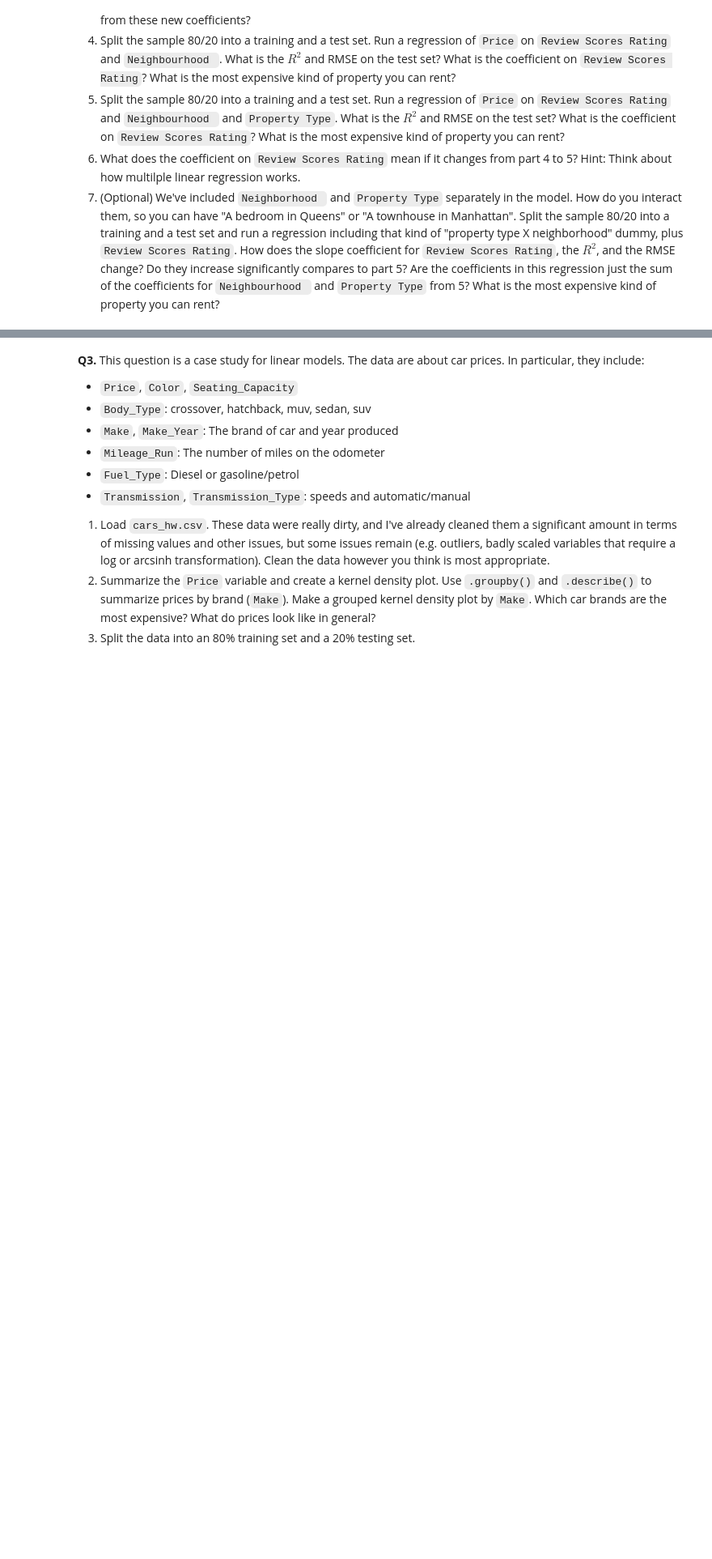
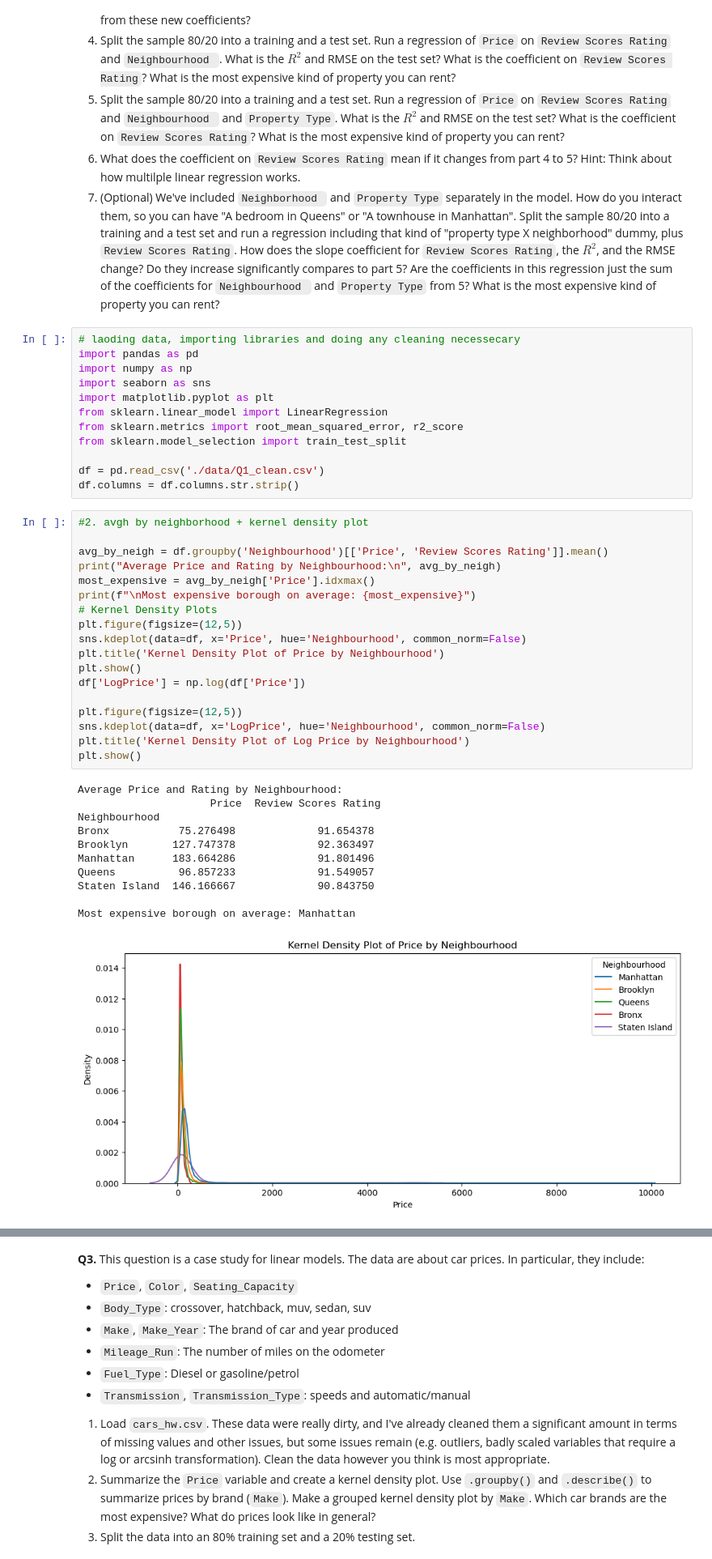
Before and after one commit to pratistha-dhungana/linearModels, a Jupyter notebook: assignment/assignment.ipynb, the cells around one changed output, grey strips where cells are left out. Shown at 81% size. Saved outputs shown, nothing was run; the diff lists cells and outputs as text; blank space fills up the shorter version.

```diff
--- a/assignment/assignment.ipynb
+++ b/assignment/assignment.ipynb
@@ -42,3 +42,45 @@
 5. Split the sample 80/20 into a training and a test set. Run a regression of `Price` on `Review Scores Rating` and `Neighbourhood ` and `Property Type`. What is the $R^2$ and RMSE on the test set? What is the coefficient on `Review Scores Rating`? What is the most expensive kind of property you can rent?
 6. What does the coefficient on `Review Scores Rating` mean if it changes from part 4 to 5? Hint: Think about how multilple linear regression works.
 7. (Optional) We've included `Neighborhood ` and `Property Type` separately in the model. How do you interact them, so you can have "A bedroom in Queens" or "A townhouse in Manhattan". Split the sample 80/20 into a training and a test set and run a regression including that kind of "property type X neighborhood" dummy, plus `Review Scores Rating`. How does the slope coefficient for `Review Scores Rating`, the $R^2$, and the RMSE change? Do they increase significantly compares to part 5? Are the coefficients in this regression just the sum of the coefficients for `Neighbourhood ` and `Property Type` from 5? What is the most expensive kind of property you can rent?
+# %%
+# laoding data, importing libraries and doing any cleaning necessecary
+import pandas as pd
+import numpy as np
+import seaborn as sns
+import matplotlib.pyplot as plt
+from sklearn.linear_model import LinearRegression
+from sklearn.metrics import root_mean_squared_error, r2_score
+from sklearn.model_selection import train_test_split
+
+df = pd.read_csv('./data/Q1_clean.csv')
+df.columns = df.columns.str.strip()
+# %%
+#2. avgh by neighborhood + kernel density plot
+
+avg_by_neigh = df.groupby('Neighbourhood')[['Price', 'Review Scores Rating']].mean()
+print("Average Price and Rating by Neighbourhood:\n", avg_by_neigh)
+most_expensive = avg_by_neigh['Price'].idxmax()
+print(f"\nMost expensive borough on average: {most_expensive}")
+# Kernel Density Plots
+plt.figure(figsize=(12,5))
+sns.kdeplot(data=df, x='Price', hue='Neighbourhood', common_norm=False)
+plt.title('Kernel Density Plot of Price by Neighbourhood')
+plt.show()
+df['LogPrice'] = np.log(df['Price'])
+
+plt.figure(figsize=(12,5))
+sns.kdeplot(data=df, x='LogPrice', hue='Neighbourhood', common_norm=False)
+plt.title('Kernel Density Plot of Log Price by Neighbourhood')
+plt.show()
+# %% [output]
+Average Price and Rating by Neighbourhood:
+                     Price  Review Scores Rating
+Neighbourhood
+Bronx           75.276498             91.654378
+Brooklyn       127.747378             92.363497
+Manhattan      183.664286             91.801496
+Queens          96.857233             91.549057
+Staten Island  146.166667             90.843750
+
+Most expensive borough on average: Manhattan
+[figure, added]
```
Also changed, not shown: parts of 19 cells of this notebook.
